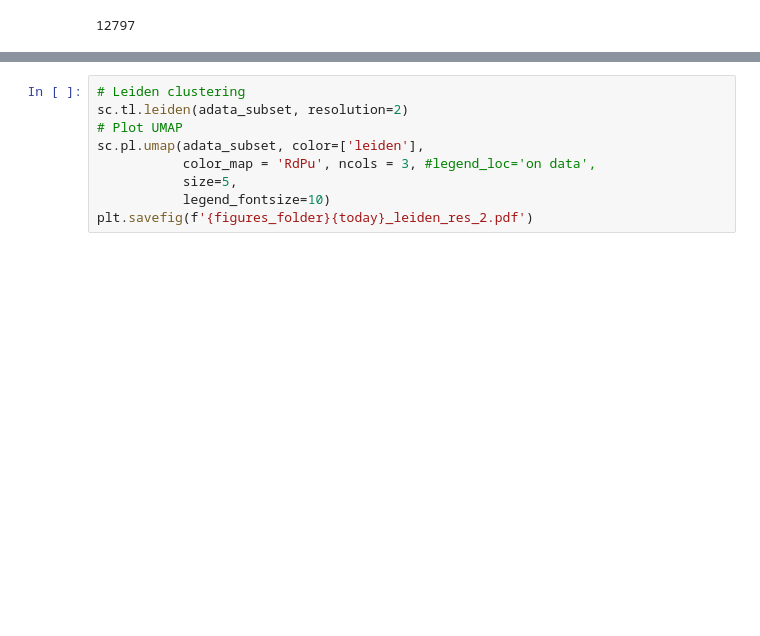
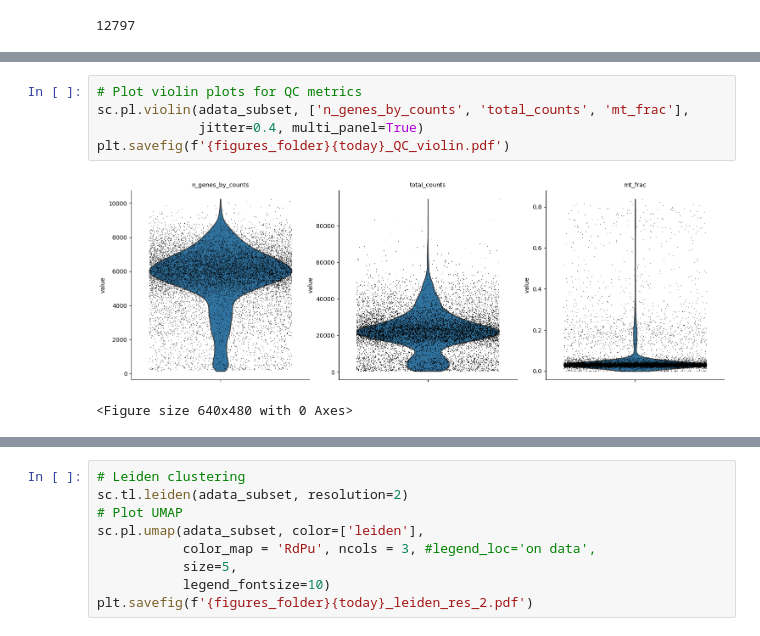
Before and after one commit to vitkl/cell2state_tf_activation, a Jupyter notebook: scripts/Kevin/20230105_multiome_rna_exploration.ipynb, the cells around one changed output, grey strips where cells are left out. Drawn from its saved outputs; the diff is of its cells as text; blank space fills up the shorter version.

```diff
--- a/scripts/Kevin/20230105_multiome_rna_exploration.ipynb
+++ b/scripts/Kevin/20230105_multiome_rna_exploration.ipynb
@@ -263 +268,9 @@ adata_subset = compute_pcs_knn_umap(
+# %%
+# Plot violin plots for QC metrics
+sc.pl.violin(adata_subset, ['n_genes_by_counts', 'total_counts', 'mt_frac'],
+             jitter=0.4, multi_panel=True)
+plt.savefig(f'{figures_folder}{today}_QC_violin.pdf')
+# %% [output]
+[figure, added]
+<Figure size 640x480 with 0 Axes>
 # %%
```
Also changed, not shown: parts of 15 cells of this notebook.
